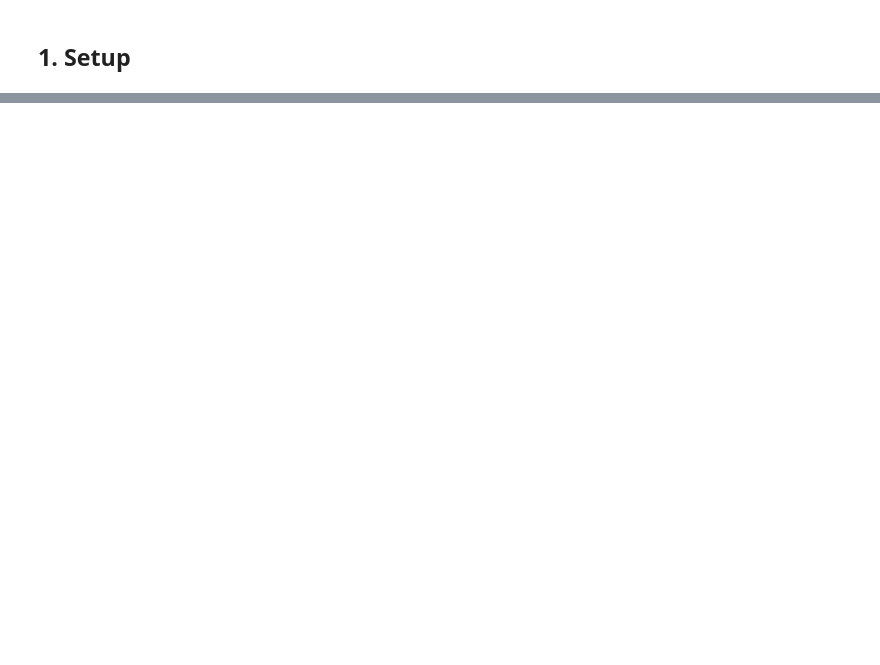
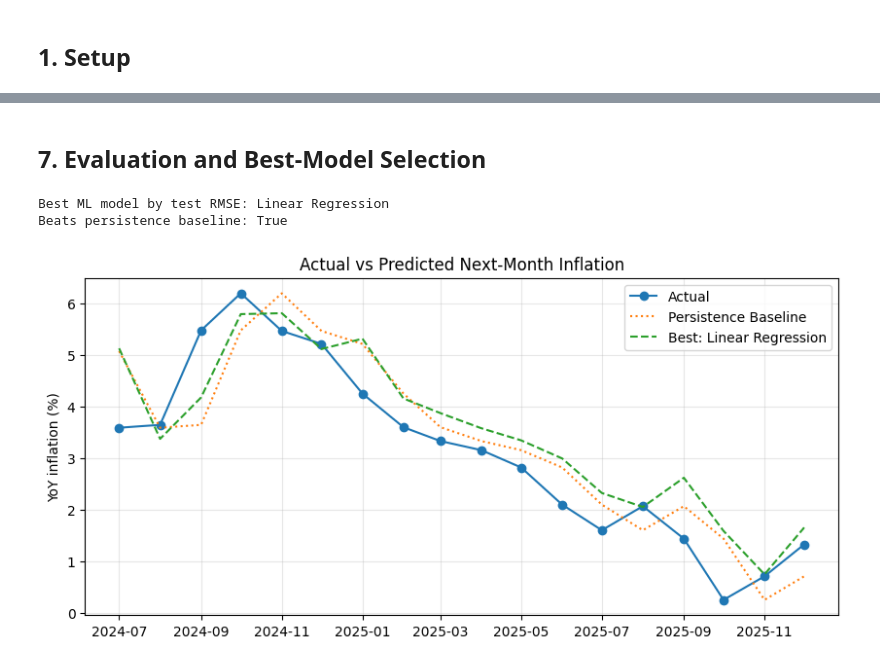
Before and after one commit to Brij-upes/InflationCast, a Jupyter notebook: InflationCast.ipynb, the cells around one changed output, grey strips where cells are left out. Cells and saved outputs as stored; diff of their text form; code cells hidden in the pictures; blank space fills up the shorter version.

```diff
--- a/InflationCast.ipynb
+++ b/InflationCast.ipynb
@@ -246,0 +168,7 @@ def build_mospi_tables(folder):
+# %%
+split=len(X)-TEST_MONTHS
+X_train,X_test=X.iloc[:split],X.iloc[split:]
+y_train,y_test=y.iloc[:split],y.iloc[split:]
+d_train,d_test=target_dates.iloc[:split],target_dates.iloc[split:]
+print(f"Training targets: {d_train.iloc[0]:%b %Y} to {d_train.iloc[-1]:%b %Y} ({len(X_train)} months)")
+print(f"Testing targets : {d_test.iloc[0]:%b %Y} to {d_test.iloc[-1]:%b %Y} ({len(X_test)} months)")
@@ -246,0 +187,27 @@ def build_mospi_tables(folder):
+# %%
+models={
+    "Linear Regression": make_pipeline(StandardScaler(), LinearRegression()),
+    "Ridge Regression": make_pipeline(StandardScaler(), Ridge(alpha=1.0)),
+    "Random Forest": RandomForestRegressor(n_estimators=300,min_samples_leaf=2,max_features=.8,random_state=SEED),
+    "Gradient Boosting": GradientBoostingRegressor(n_estimators=200,learning_rate=.04,max_depth=2,random_state=SEED)
+}
+
+def metrics(actual,pred):
+    mse=mean_squared_error(actual,pred)
+    return {"MAE":mean_absolute_error(actual,pred),"MSE":mse,"RMSE":np.sqrt(mse),"R2":r2_score(actual,pred)}
+
+rows=[]; predictions={}; fitted={}
+persistence=X_test["infl_t"].values
+predictions["Persistence Baseline"]=persistence
+rows.append({"Model":"Persistence Baseline",**metrics(y_test,persistence),"CV_RMSE":np.nan})
+
+tscv=TimeSeriesSplit(n_splits=5)
+for name,model in models.items():
+    cv_rmse=-cross_val_score(model,X_train,y_train,cv=tscv,scoring="neg_root_mean_squared_error").mean()
+    model.fit(X_train,y_train)
+    pred=model.predict(X_test)
+    fitted[name]=model; predictions[name]=pred
+    rows.append({"Model":name,**metrics(y_test,pred),"CV_RMSE":cv_rmse})
+
+results=pd.DataFrame(rows).sort_values("RMSE").reset_index(drop=True)
+display(results.round(3))
@@ -246,0 +221,17 @@ def build_mospi_tables(folder):
+# %% [markdown]
+## 7. Evaluation and Best-Model Selection
+# %%
+ml_results=results[results.Model!="Persistence Baseline"]
+best=ml_results.iloc[0].Model
+print("Best ML model by test RMSE:",best)
+print("Beats persistence baseline:", float(ml_results.iloc[0].RMSE) < float(results.loc[results.Model=="Persistence Baseline","RMSE"].iloc[0]))
+
+plt.plot(d_test,y_test.values,"o-",label="Actual")
+plt.plot(d_test,persistence,":",label="Persistence Baseline")
+plt.plot(d_test,predictions[best],"--",label=f"Best: {best}")
+plt.title("Actual vs Predicted Next-Month Inflation")
+plt.ylabel("YoY inflation (%)"); plt.legend(); plt.grid(alpha=.3); plt.show()
+# %% [output]
+Best ML model by test RMSE: Linear Regression
+Beats persistence baseline: True
+[figure, added]
```
Also changed, not shown: parts of 47 cells of this notebook, 2 other files.
